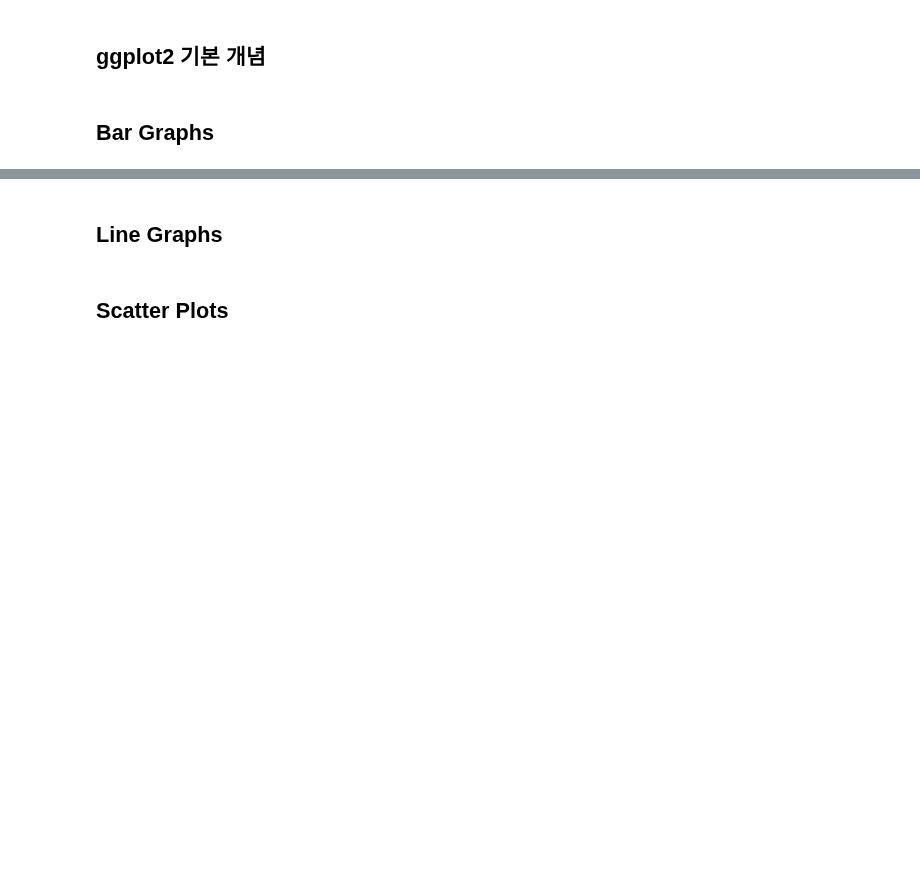
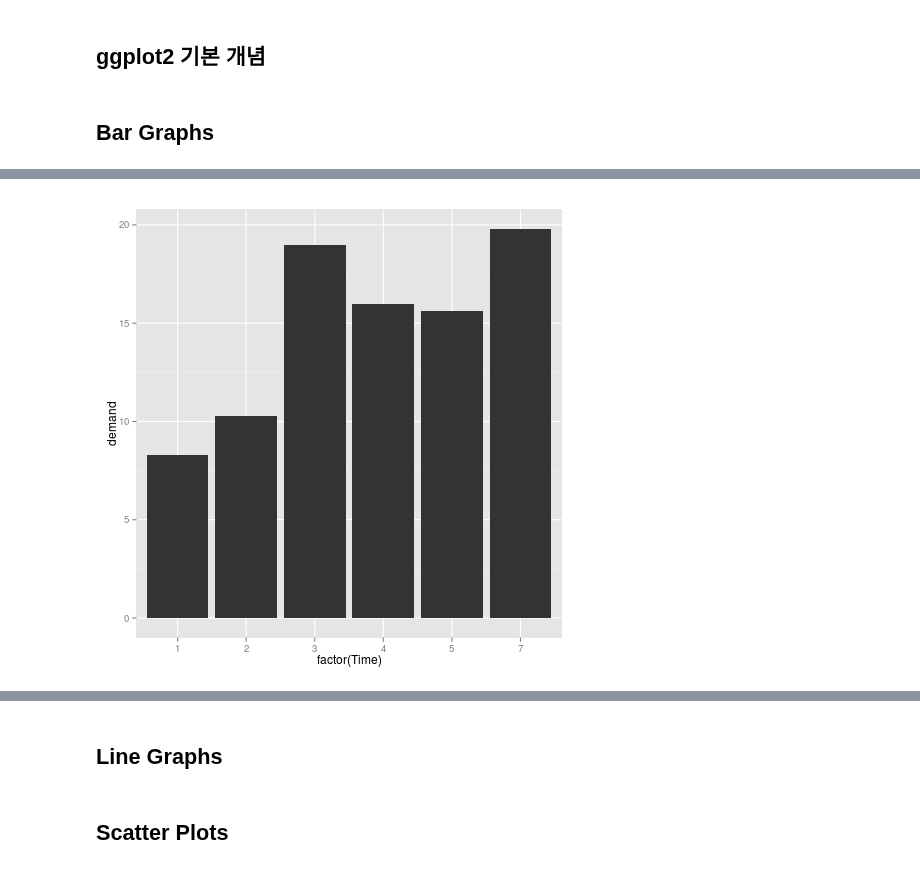
Before and after one commit to KonanAcademy/da, a Jupyter notebook: part1/07_R_visualization.ipynb, the cells around one changed output, grey strips where cells are left out. Cells and saved outputs as stored; diff of their text form; code cells hidden in the pictures; blank space fills up the shorter version.

```diff
--- a/part1/07_R_visualization.ipynb
+++ b/part1/07_R_visualization.ipynb
@@ -57,0 +96,6 @@ str(ToothGrowth)
+# %%
+# 이때 Time을 factor 형태로 바꾸면
+ggplot(BOD, aes(x=factor(Time), y=demand)) +
+    geom_bar(stat="identity")
+# %% [output]
+[figure, added]
```
Also changed, not shown: parts of 11 cells of this notebook.
